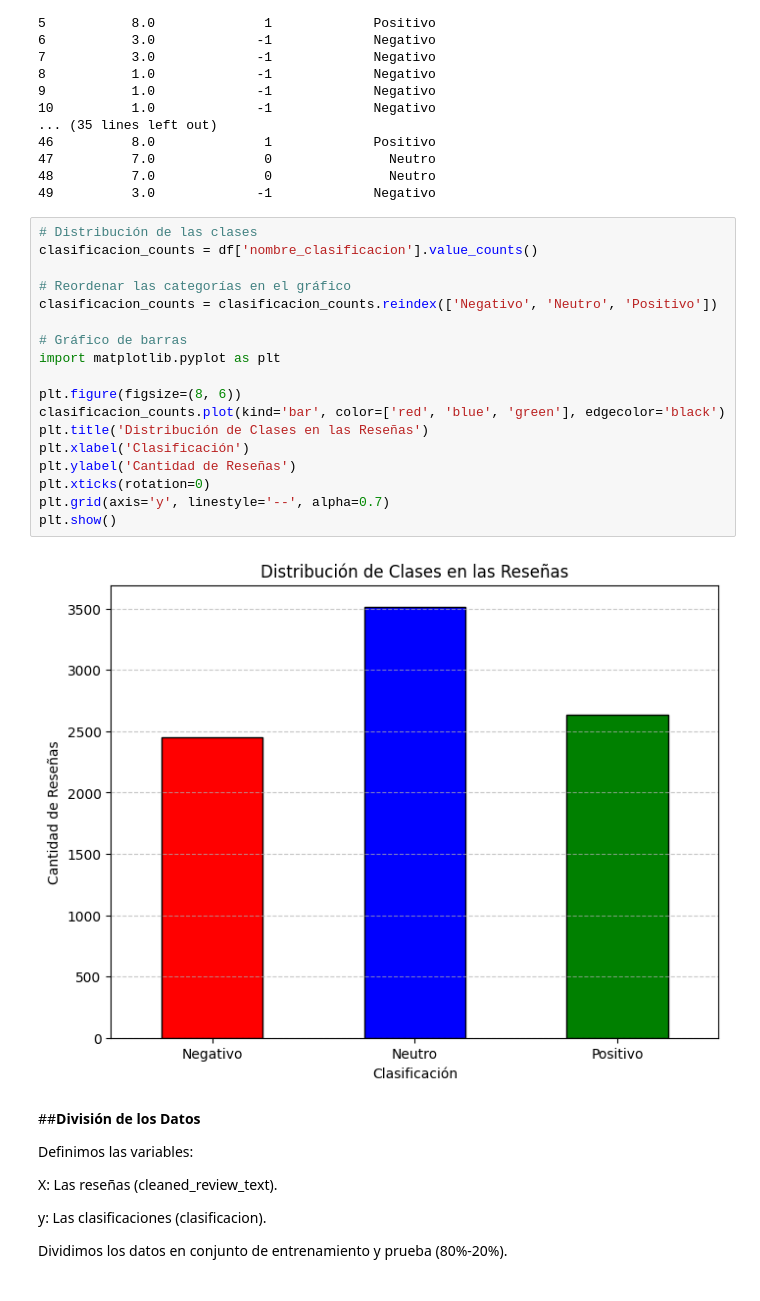
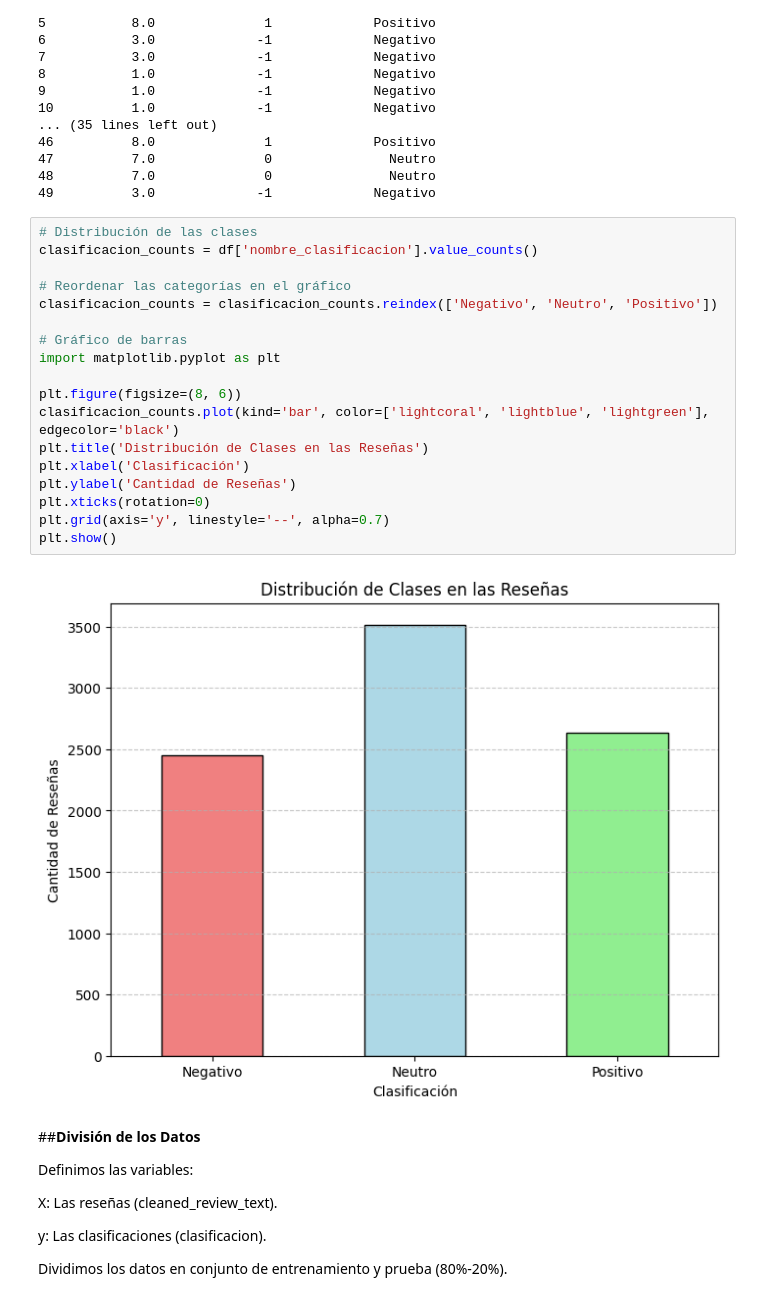
Before and after one commit to tdiego74/Clase_Data_Science_III_PBLC, a Jupyter notebook: Proyecto_DS_III_Entrega_Final_Tocci.ipynb, the cells around one changed output. Cells and saved outputs as stored; diff of their text form.

```diff
--- a/Proyecto_DS_III_Entrega_Final_Tocci.ipynb
+++ b/Proyecto_DS_III_Entrega_Final_Tocci.ipynb
@@ -656,23 +659,23 @@ print(df[['review_rate', 'clasificacion', 'nombre_clasificacion']].head(50))
 # %%
 # Distribución de las clases
 clasificacion_counts = df['nombre_clasificacion'].value_counts()
 
 # Reordenar las categorías en el gráfico
 clasificacion_counts = clasificacion_counts.reindex(['Negativo', 'Neutro', 'Positivo'])
 
 # Gráfico de barras
 import matplotlib.pyplot as plt
 
 plt.figure(figsize=(8, 6))
-clasificacion_counts.plot(kind='bar', color=['red', 'blue', 'green'], edgecolor='black')
+clasificacion_counts.plot(kind='bar', color=['lightcoral', 'lightblue', 'lightgreen'], edgecolor='black')
 plt.title('Distribución de Clases en las Reseñas')
 plt.xlabel('Clasificación')
 plt.ylabel('Cantidad de Reseñas')
 plt.xticks(rotation=0)
 plt.grid(axis='y', linestyle='--', alpha=0.7)
 plt.show()
 # %% [output]
-[figure, old version]
+[figure, new version]
 # %% [markdown]
 ##**División de los Datos**
 
```
Also changed, not shown: parts of 5 cells of this notebook.
